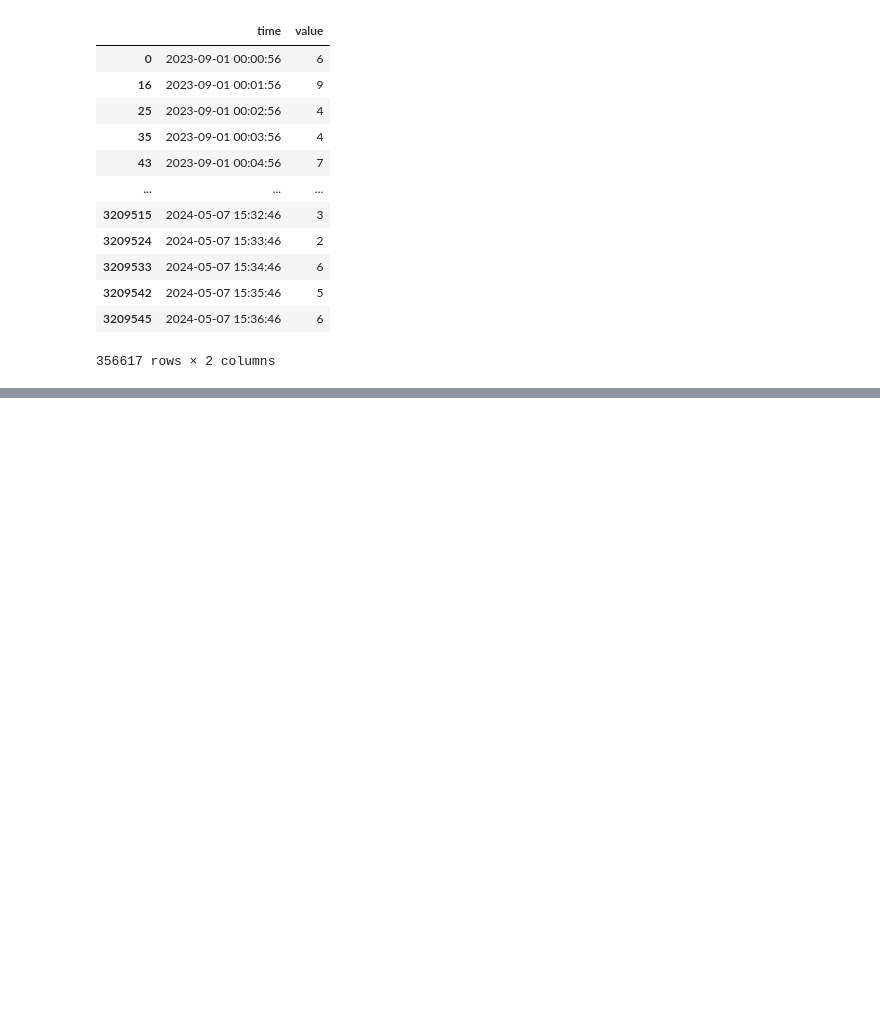
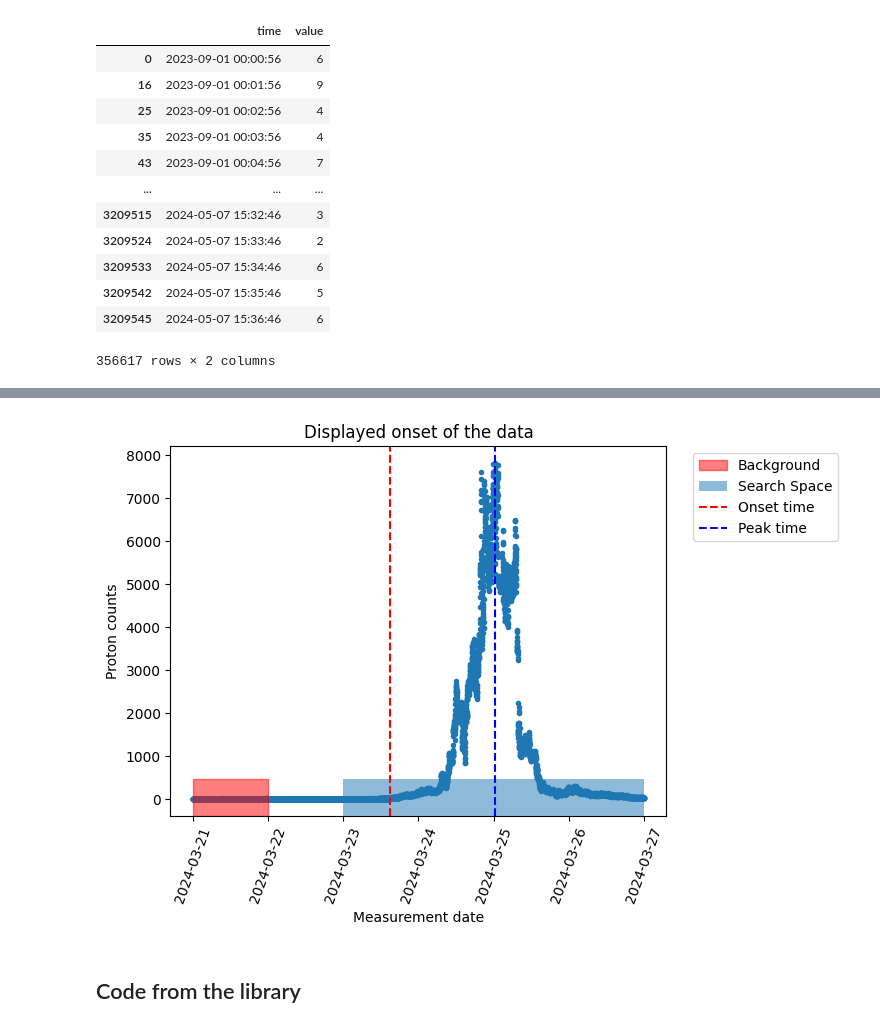
Before and after one commit to AGHRADEM/radem-notebooks, a Jupyter notebook: analysis/1_onset_analysis.ipynb, the cells around one changed output, grey strips where cells are left out. Saved outputs shown, nothing was run; the diff lists cells and outputs as text; code cells hidden in the pictures; blank space fills up the shorter version.

```diff
--- a/analysis/1_onset_analysis.ipynb
+++ b/analysis/1_onset_analysis.ipynb
@@ -82,3 +183,32 @@ def find_onset(series: pd.Series, background_mu_sigma: Tuple[float, float], cusu
+# %%
+full_df = protons_bin_1[(protons_bin_1['time'] >= background_start) & (protons_bin_1['time'] <= search_end)]
+# %%
+plt.scatter(x=full_df['time'], y=full_df['value'], marker='.')
+plt.xlabel("Measurement date")
+plt.ylabel("Proton counts")
+plt.title("Displayed onset of the data")
+
+# Display background range
+plt.axvspan(background_start, background_end, ymax=0.1, color='r', label="Background", alpha=0.5)
+
+# Display search space
+plt.axvspan(search_start, search_end, ymax=0.1, label="Search Space", alpha=0.5)
+
+# Display and annotate the onset time
+plt.axvline(x=onset_data['time'], color='r', linestyle='--', label="Onset time")
+# plt.annotate('Onset time', xy=(onset_data['time'], search_df.max()['value'] * 3/4))
+
+# Display and annotate peak time
+plt.axvline(x=peak_data['time'], color='b', linestyle='--', label="Peak time")
+# plt.annotate('Peak time', xy=(peak_data['time'], 0))
+
+plt.xticks(rotation=70) # To rotate the dates by 70 degrees
+plt.legend(loc='upper center', bbox_to_anchor=(1.2, 1.))
+plt.show()
+# %% [output]
+[figure, added]
+# %% [markdown]
+## Code from the library
 # %%
 flux, onset_stats, onset_found, peak_flux, peak_time, fig, bg_mean = Event_onset.find_onset(viewing=w.view_drop.value, background_range=background_range, channels=channels,
                                                                                             resample_period=averaging, yscale='log', cusum_window=30, xlim=plot_range)
```
Also changed, not shown: parts of 16 cells of this notebook, 3 other files.
